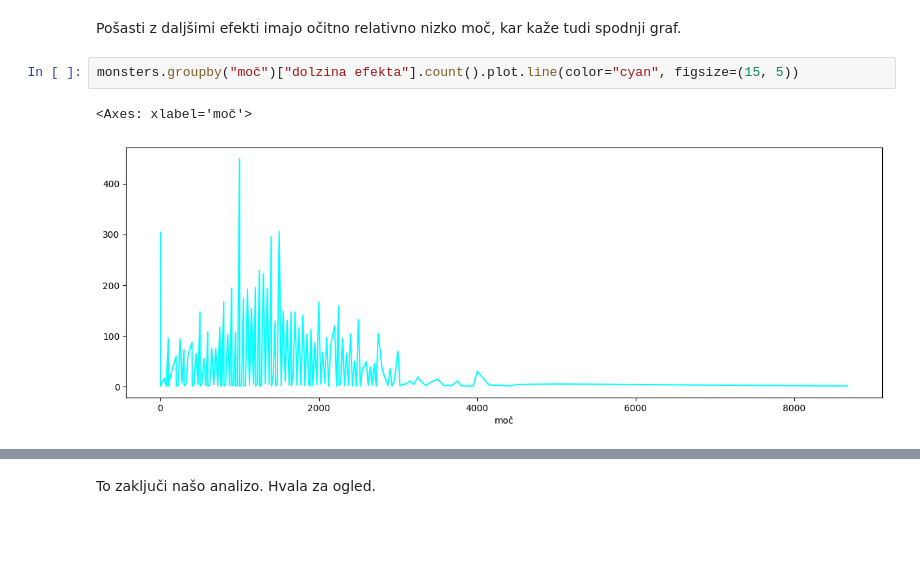
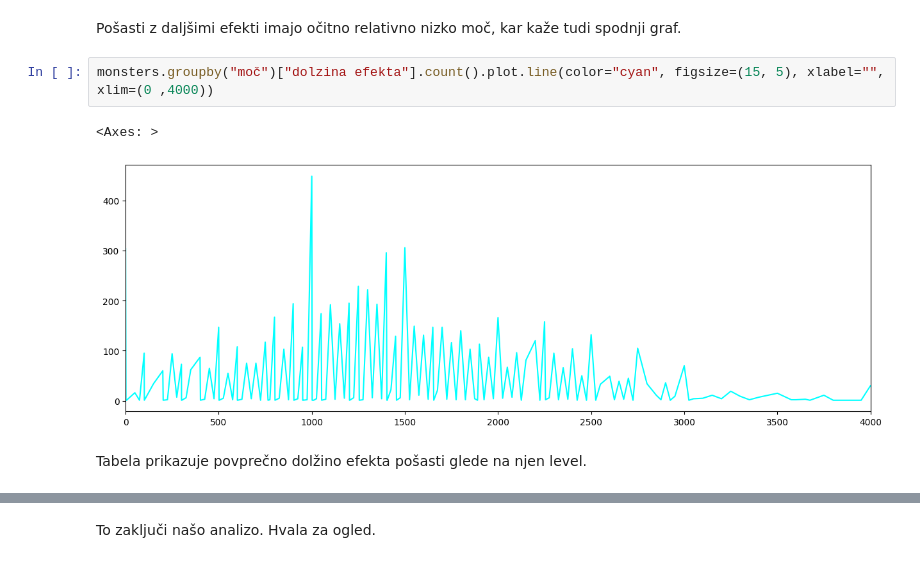
Before and after one commit to sawdem/Projektna-naloga, a Jupyter notebook: prikaz.ipynb, the cells around one changed output, grey strips where cells are left out. Saved outputs shown, nothing was run; the diff lists cells and outputs as text; blank space fills up the shorter version.

```diff
--- a/prikaz.ipynb
+++ b/prikaz.ipynb
@@ -158,7 +167,9 @@ monsters[["ime", "dolzina efekta", "level", "moč", "tipi"]].sort_values("dolzin
 # %% [markdown]
 Pošasti z daljšimi efekti imajo očitno relativno nizko moč, kar kaže tudi spodnji graf.
 # %%
-monsters.groupby("moč")["dolzina efekta"].count().plot.line(color="cyan", figsize=(15, 5))
+monsters.groupby("moč")["dolzina efekta"].count().plot.line(color="cyan", figsize=(15, 5), xlabel="", xlim=(0 ,4000))
 # %% [output]
-<Axes: xlabel='moč'>
+<Axes: >
-[figure, old version]
+[figure, new version]
+# %% [markdown]
+Tabela prikazuje povprečno dolžino efekta pošasti glede na njen level.
```
Also changed, not shown: parts of 4 cells of this notebook, 1 other file.
